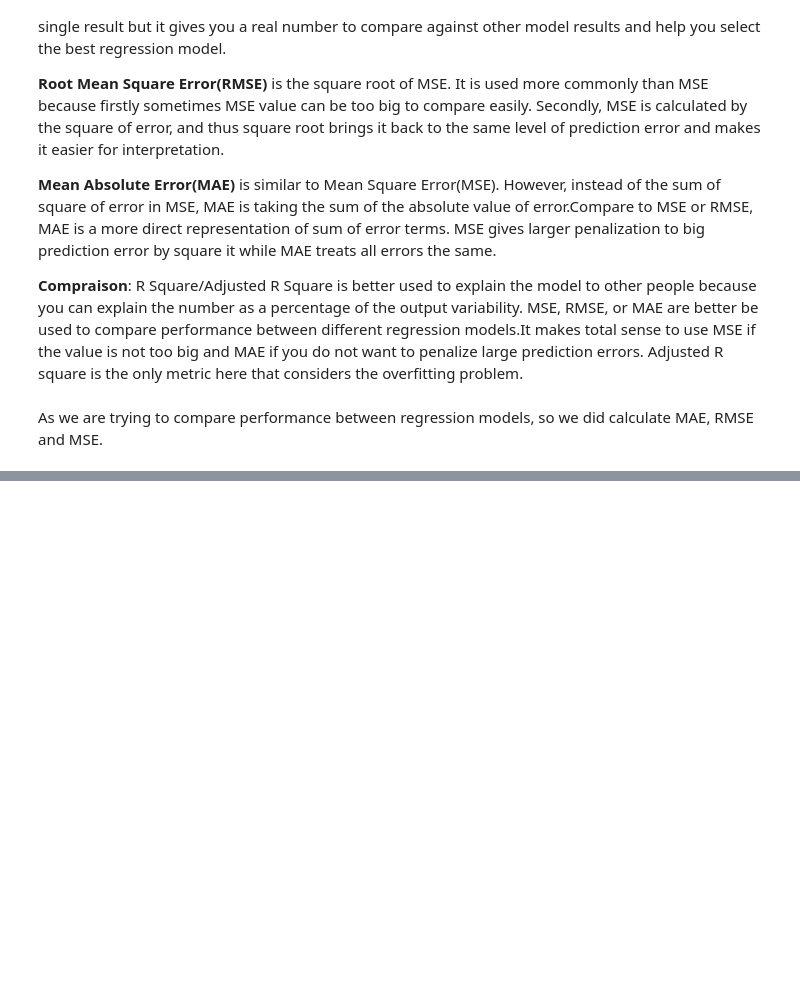
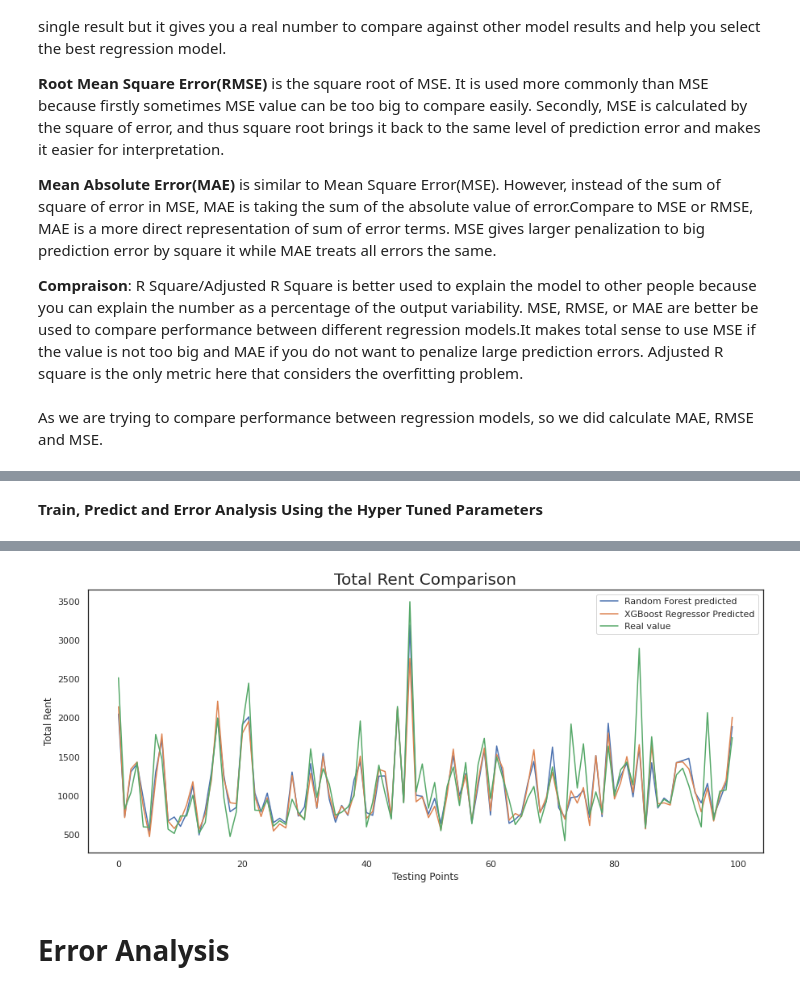
Before and after one commit to Mihrabch/Rental, a Jupyter notebook: Rental_Github.ipynb, the cells around one changed output, grey strips where cells are left out. Saved outputs shown, nothing was run; the diff lists cells and outputs as text; code cells hidden in the pictures; blank space fills up the shorter version.

```diff
--- a/Rental_Github.ipynb
+++ b/Rental_Github.ipynb
@@ -798,0 +875,13 @@ It is clear from the above graph that Random Forest works best in all three metr
+# %%
+parameters = { 'colsample_bytree': [0.3, 0.5],
+              'gamma': [0.2, 0.4, 0.5],
+              'max_depth': [3, 4, 5,6],
+              'min_child_weight': [1.5, 2],
+              'reg_alpha': [50,55,58],
+              'reg_lambda': [0,0.5, 0.6],
+              'random_state': [20,30,42]
+             }
+tuning_model_XG = RandomizedSearchCV(xgb.XGBRegressor(),parameters,scoring='neg_mean_squared_error', cv = 5)
+tuning_model_XG.fit(X_train_c,y_train_c)
+warnings.simplefilter("ignore")
+tuning_model_XG.best_params_
@@ -798,0 +913,45 @@ It is clear from the above graph that Random Forest works best in all three metr
+# %% [markdown]
+**Train, Predict and Error Analysis Using the Hyper Tuned Parameters**
+# %%
+
+models_to_test_Hyper = { 'random forest Hyper': RandomForestRegressor(n_estimators= 200, bootstrap= True, max_depth=16,max_features='auto', min_samples_leaf=3,min_samples_split=3,random_state=42),
+                  'XGBoost Regressor Hyper': xgb.XGBRegressor(colsample_bytree=0.5, gamma=0.2, max_depth=3, min_child_weight=1.5, reg_alpha=50, reg_lambda=0.5,random_state=50)
+                  }
+# %%
+#Predicting and Plotting
+
+models_to_test_Hyper['random forest Hyper'].fit(X_train, y_train_c)
+models_to_test_Hyper['XGBoost Regressor Hyper'].fit(X_train, y_train_c)
+
+
+
+y_predictrainrh = models_to_test_Hyper['random forest Hyper'].predict(X_train)
+y_predictrainxgh = models_to_test_Hyper['XGBoost Regressor Hyper'].predict(X_train)
+
+y_predictestrh = models_to_test_Hyper['random forest Hyper'].predict(X_test)
+y_predictestxgh = models_to_test_Hyper['XGBoost Regressor Hyper'].predict(X_test)
+
+
+# Plotting
+print_range = 100
+x_range = range(print_range)
+sns.set_style('white')
+fig = plt.subplots(figsize=(15, 6))
+
+plt.plot(x_range, y_predictestrh[:print_range], label='Random Forest predicted')
+plt.plot(x_range, y_predictestxgh[:print_range], label='XGBoost Regressor Predicted')
+plt.plot(x_range, y_test_c[:print_range], label='Real value')
+
+plt.title(f'Total Rent Comparison', fontsize=20)
+plt.ylabel("Total Rent")
+plt.xlabel("Testing Points")
+plt.legend()
+# plt.tight_layout()
+plt.show()
+# print(len(y_train_c))
+# print(len(y_predict))
+
+yrh = pd.DataFrame([y_predictrainrh,y_predictrainxgh ])
+
+yh = pd.DataFrame([y_predictestrh,y_predictestxgh ])
+# %% [output]
@@ -798,0 +959,3 @@ It is clear from the above graph that Random Forest works best in all three metr
+[figure, added]
+# %% [markdown]
+# **Error Analysis**
```
Also changed, not shown: parts of 51 cells of this notebook.
